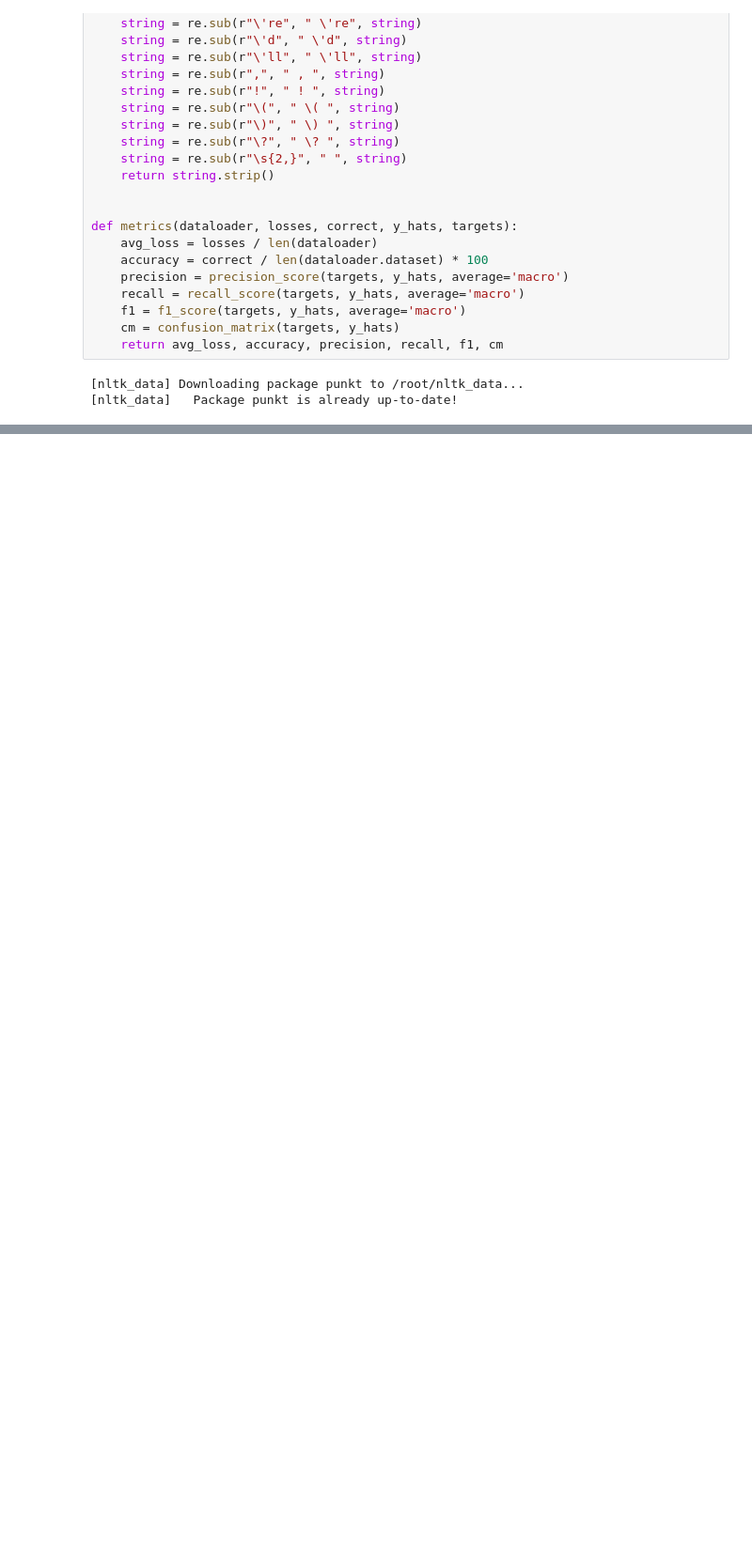
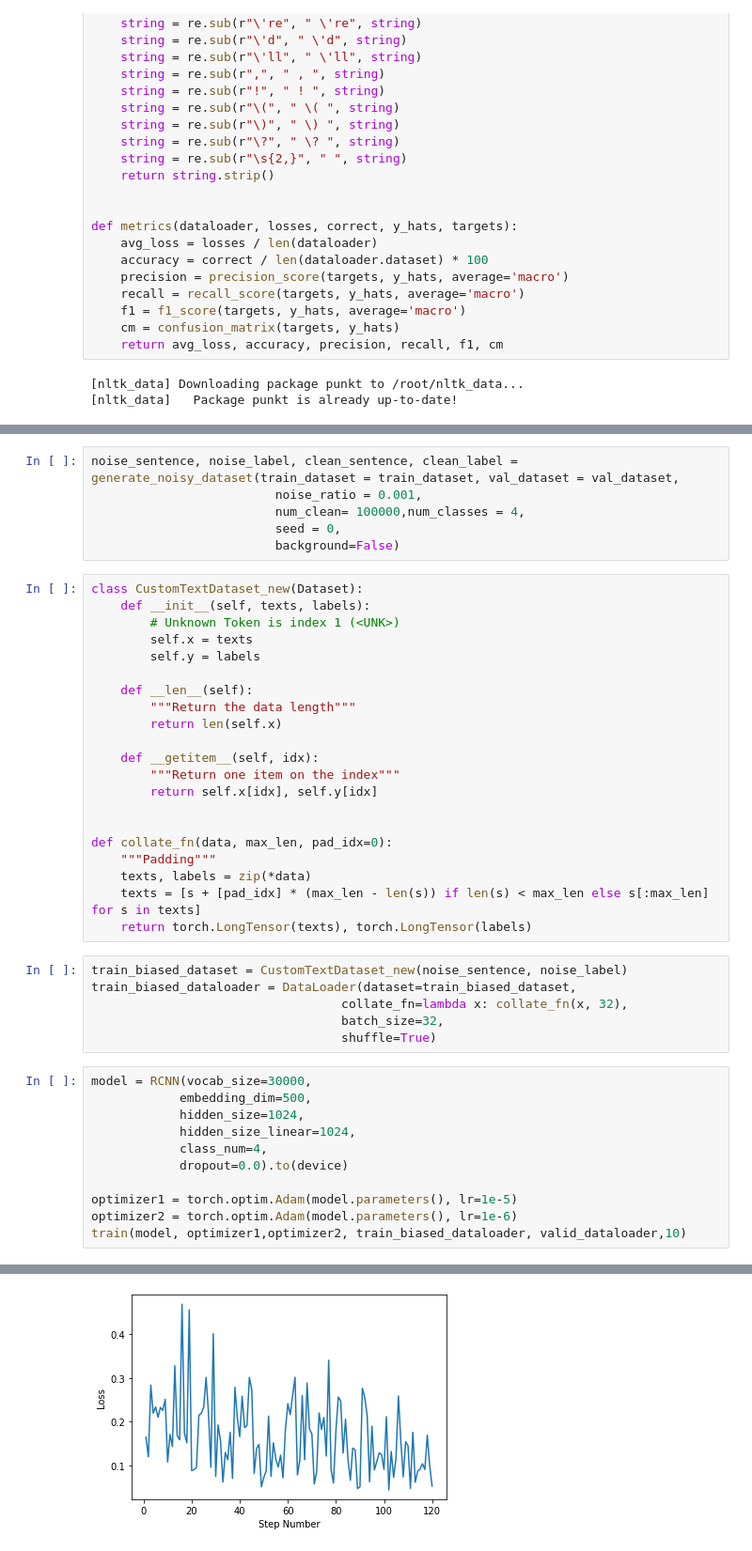
Before and after one commit to Ramprabu95/RNN-based-Text-Classification-in-presence-of-noise, a Jupyter notebook: rcnn_text_classification.ipynb, the cells around one changed output, grey strips where cells are left out. Shown at 94% size. Drawn from its saved outputs; the diff is of its cells as text; blank space fills up the shorter version.

```diff
--- a/rcnn_text_classification.ipynb
+++ b/rcnn_text_classification.ipynb
@@ -177,0 +439,45 @@ ImportError: ignored
+# %%
+noise_sentence, noise_label, clean_sentence, clean_label = generate_noisy_dataset(train_dataset = train_dataset, val_dataset = val_dataset,
+                         noise_ratio = 0.001,
+                         num_clean= 100000,num_classes = 4,
+                         seed = 0,
+                         background=False)
+# %%
+class CustomTextDataset_new(Dataset):
+    def __init__(self, texts, labels):
+        # Unknown Token is index 1 (<UNK>)
+        self.x = texts
+        self.y = labels
+
+    def __len__(self):
+        """Return the data length"""
+        return len(self.x)
+
+    def __getitem__(self, idx):
+        """Return one item on the index"""
+        return self.x[idx], self.y[idx]
+
+
+def collate_fn(data, max_len, pad_idx=0):
+    """Padding"""
+    texts, labels = zip(*data)
+    texts = [s + [pad_idx] * (max_len - len(s)) if len(s) < max_len else s[:max_len] for s in texts]
+    return torch.LongTensor(texts), torch.LongTensor(labels)
+# %%
+train_biased_dataset = CustomTextDataset_new(noise_sentence, noise_label)
+train_biased_dataloader = DataLoader(dataset=train_biased_dataset,
+                                  collate_fn=lambda x: collate_fn(x, 32),
+                                  batch_size=32,
+                                  shuffle=True)
+# %%
+model = RCNN(vocab_size=30000,
+            embedding_dim=500,
+            hidden_size=1024,
+            hidden_size_linear=1024,
+            class_num=4,
+            dropout=0.0).to(device)
+
+optimizer1 = torch.optim.Adam(model.parameters(), lr=1e-5)
+optimizer2 = torch.optim.Adam(model.parameters(), lr=1e-6)
+train(model, optimizer1,optimizer2, train_biased_dataloader, valid_dataloader,10)
+# %% [output]
@@ -177,0 +501 @@ ImportError: ignored
+[figure, added]
```
Also changed, not shown: parts of 16 cells of this notebook.
